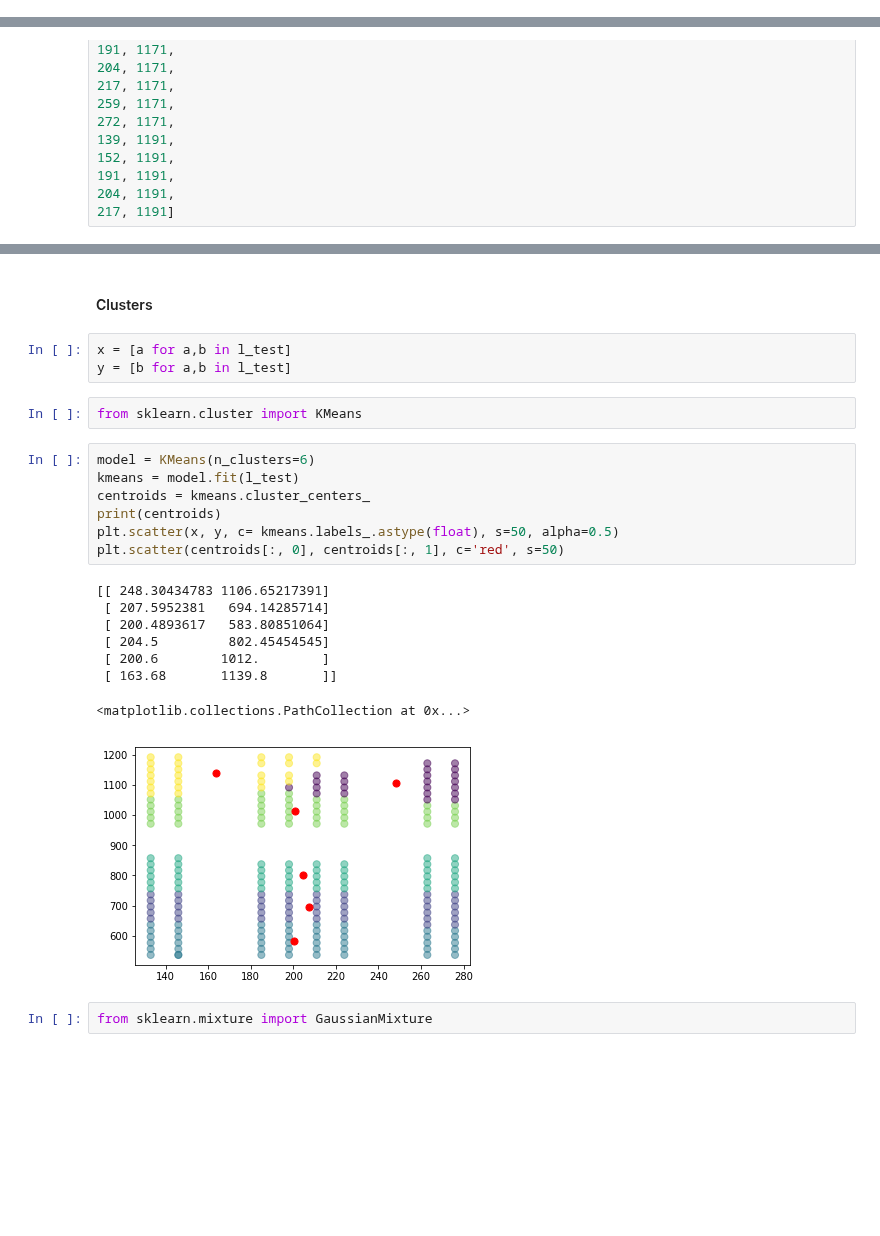
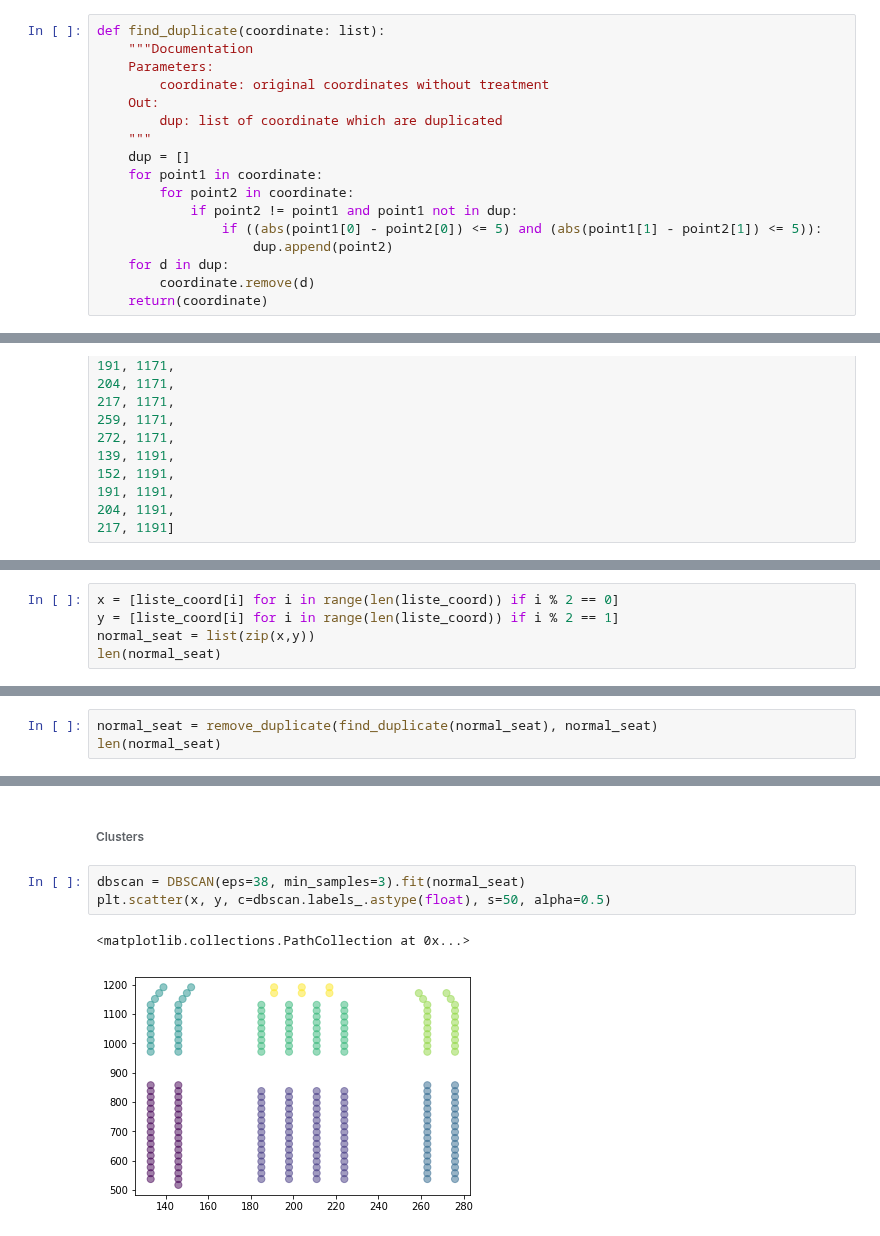
Before and after one commit to vincentnam/ProjetInterpromo2020G8, a Jupyter notebook: Jason_Daurat_notebook.ipynb, the cells around one changed output, grey strips where cells are left out. Drawn from its saved outputs; the diff is of its cells as text; blank space fills up the shorter version.

```diff
--- a/Jason_Daurat_notebook.ipynb
+++ b/Jason_Daurat_notebook.ipynb
@@ -414,0 +437,17 @@ def remove_double_detection(liste : list):
+# %%
+def find_duplicate(coordinate: list):
+    """Documentation
+    Parameters:
+        coordinate: original coordinates without treatment
+    Out:
+        dup: list of coordinate which are duplicated
+    """
+    dup = []
+    for point1 in coordinate:
+        for point2 in coordinate:
+            if point2 != point1 and point1 not in dup:
+                if ((abs(point1[0] - point2[0]) <= 5) and (abs(point1[1] - point2[1]) <= 5)):
+                    dup.append(point2)
+    for d in dup:
+        coordinate.remove(d)
+    return(coordinate)
@@ -639,0 +794,5 @@ l_test = remove_double_detection(l_test)
+# %%
+x = [liste_coord[i] for i in range(len(liste_coord)) if i % 2 == 0]
+y = [liste_coord[i] for i in range(len(liste_coord)) if i % 2 == 1]
+normal_seat = list(zip(x,y))
+len(normal_seat)
@@ -639,0 +822,3 @@ l_test = remove_double_detection(l_test)
+# %%
+normal_seat = remove_duplicate(find_duplicate(normal_seat), normal_seat)
+len(normal_seat)
@@ -640,25 +836,8 @@ l_test = remove_double_detection(l_test)
 # %% [markdown]
-#### Clusters
+###### Clusters
-# %%
-x = [a for a,b in l_test]
-y = [b for a,b in l_test]
-# %%
-from sklearn.cluster import KMeans
 # %%
-model = KMeans(n_clusters=6)
-kmeans = model.fit(l_test)
-centroids = kmeans.cluster_centers_
-print(centroids)
-plt.scatter(x, y, c= kmeans.labels_.astype(float), s=50, alpha=0.5)
-plt.scatter(centroids[:, 0], centroids[:, 1], c='red', s=50)
+dbscan = DBSCAN(eps=38, min_samples=3).fit(normal_seat)
+plt.scatter(x, y, c=dbscan.labels_.astype(float), s=50, alpha=0.5)
 # %% [output]
-[[ 248.30434783 1106.65217391]
- [ 207.5952381   694.14285714]
- [ 200.4893617   583.80851064]
- [ 204.5         802.45454545]
- [ 200.6        1012.        ]
- [ 163.68       1139.8       ]]
+<matplotlib.collections.PathCollection at 0x...>
-<matplotlib.collections.PathCollection at 0x...>
-[figure, old version]
+[figure, new version]
-# %%
-from sklearn.mixture import GaussianMixture
```
Also changed, not shown: parts of 29 cells of this notebook.
